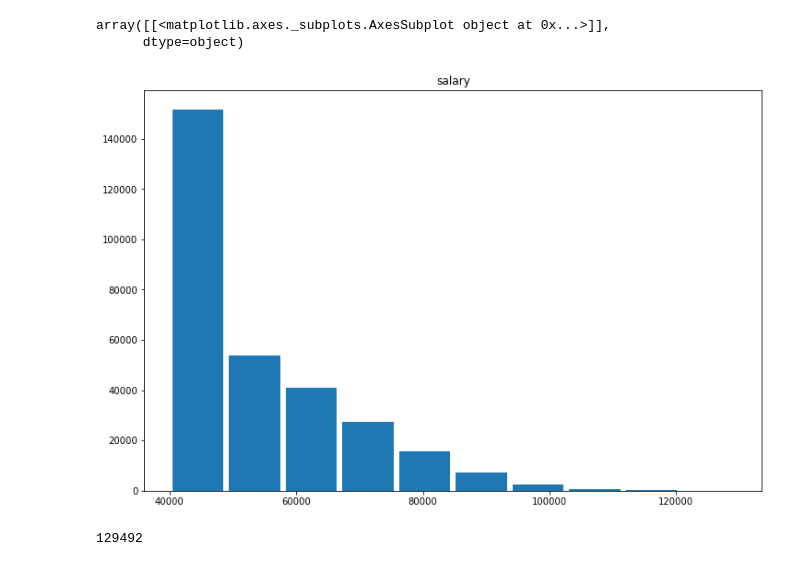
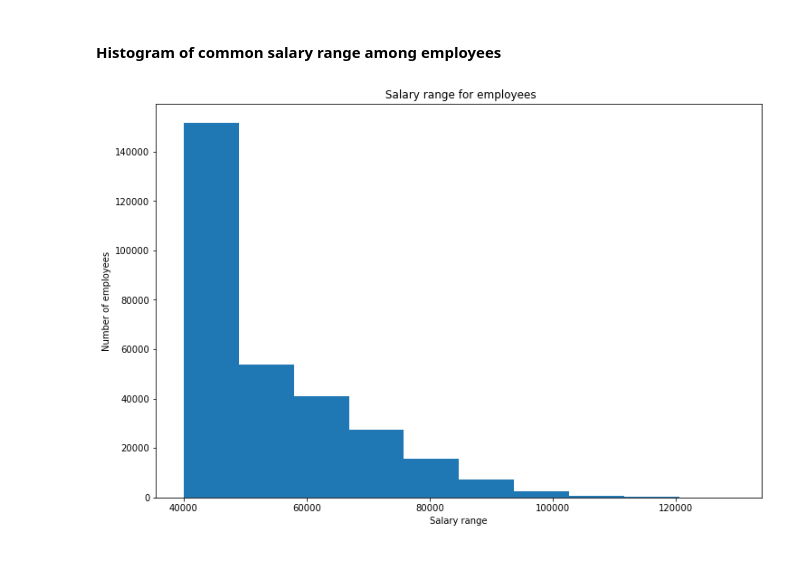
Before and after one commit to sherintm/sql-challenge, a Jupyter notebook: EmployeeSQL/Emp_Salary.ipynb, the cells around one changed output. Saved outputs shown, nothing was run; the diff lists cells and outputs as text; code cells hidden in the pictures.

Commit message:
Modified charts and added images

```diff
--- a/EmployeeSQL/Emp_Salary.ipynb
+++ b/EmployeeSQL/Emp_Salary.ipynb
@@ -8,3 +14,4 @@ import pandas as pd
 # %%
-engine = create_engine('postgresql://postgres:data@2021@localhost:5432/Employee')
+# database connection
+engine = create_engine('postgresql://' + username + ':' + password +'@localhost:5432/Employee')
 connection = engine.connect()
@@ -28,15 +23,13 @@ titles =  pd.read_sql('SELECT * FROM titles',connection)
-# %%
-#salaries.hist(column='salary', bins=10, grid=False, figsize=(12,8), color='#86bf91', zorder=2, rwidth=0.9)
-salaries.hist(column='salary', bins=10, grid=False, figsize=(12,8),  rwidth=0.9)
-# %% [output]
-array([[<matplotlib.axes._subplots.AxesSubplot object at 0x...>]],
-      dtype=object)
-[figure, removed]
-# %%
-salaries["salary"].min()
-salaries["salary"].max()
-# %% [output]
-129492
+# %% [markdown]
+#### Histogram of common salary range among employees
+# %%
+salaries.hist(column='salary', bins=10, grid=False, figsize=(12,8))
+plt.xlabel("Salary range")
+plt.ylabel("Number of employees")
+plt.title(" Salary range for employees")
+plt.savefig("Histogram_SalaryRange")
+# %% [output]
+[figure, added]
 # %%
 emp_sal_df = pd.merge(employees, salaries, on="emp_no", how="inner")
 emp_sal_df.rename(columns={'emp_title_id':'title_id'}, inplace=True)
```
Also changed, not shown: parts of 10 cells of this notebook, 3 other files.
